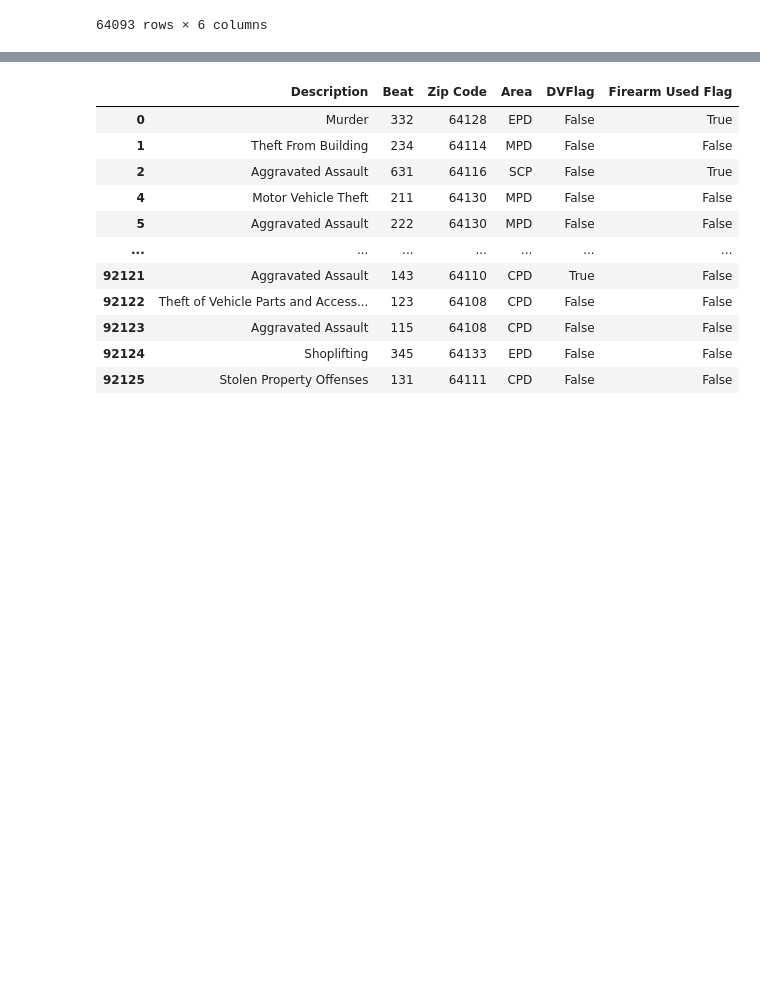
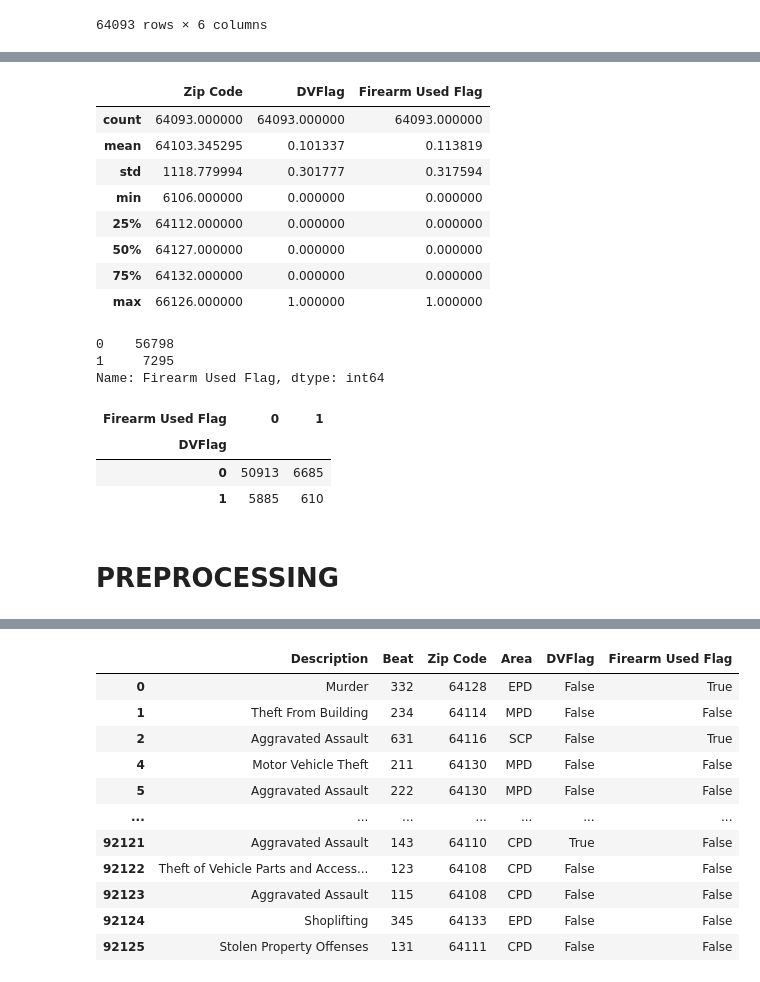
Before and after one commit to KU-Machine-Learning-Project-4/Project_4, a Jupyter notebook: FinalML.ipynb, the cells around one changed output, grey strips where cells are left out. Saved outputs shown, nothing was run; the diff lists cells and outputs as text; code cells hidden in the pictures; blank space fills up the shorter version.

```diff
--- a/FinalML.ipynb
+++ b/FinalML.ipynb
@@ -160,0 +187,26 @@ dtype: object
+# %%
+df.describe()
+# %% [output]
+|  | Zip Code | DVFlag | Firearm Used Flag |
+| count | 64093.000000 | 64093.000000 | 64093.000000 |
+| mean | 64103.345295 | 0.101337 | 0.113819 |
+| std | 1118.779994 | 0.301777 | 0.317594 |
+| min | 6106.000000 | 0.000000 | 0.000000 |
+| 25% | 64112.000000 | 0.000000 | 0.000000 |
+| 50% | 64127.000000 | 0.000000 | 0.000000 |
+| 75% | 64132.000000 | 0.000000 | 0.000000 |
+| max | 66126.000000 | 1.000000 | 1.000000 |
+# %%
+df["Firearm Used Flag"].value_counts()
+# %% [output]
+0    56798
+1     7295
+Name: Firearm Used Flag, dtype: int64
+# %%
+# Compare DVFlag with Firearm used
+pd.crosstab(df.DVFlag, df["Firearm Used Flag"])
+# %% [output]
+| Firearm Used Flag | 0 | 1 |
+| DVFlag |  |  |
+| 0 | 50913 | 6685 |
+| 1 | 5885 | 610 |
@@ -161,3 +223,5 @@ dtype: object
+# %% [markdown]
+# PREPROCESSING
 # %%
 ohe_crime = pd.get_dummies(df[['Description','Area']])
 ohe_crime
```
Also changed, not shown: parts of 13 cells of this notebook.
